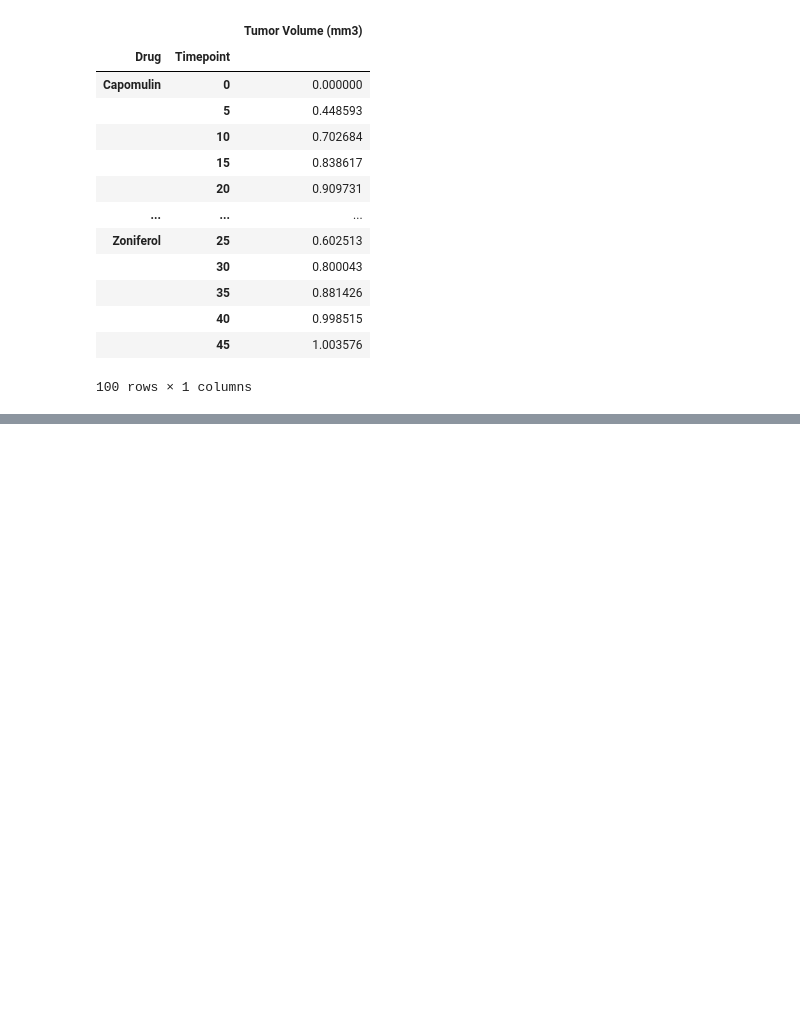
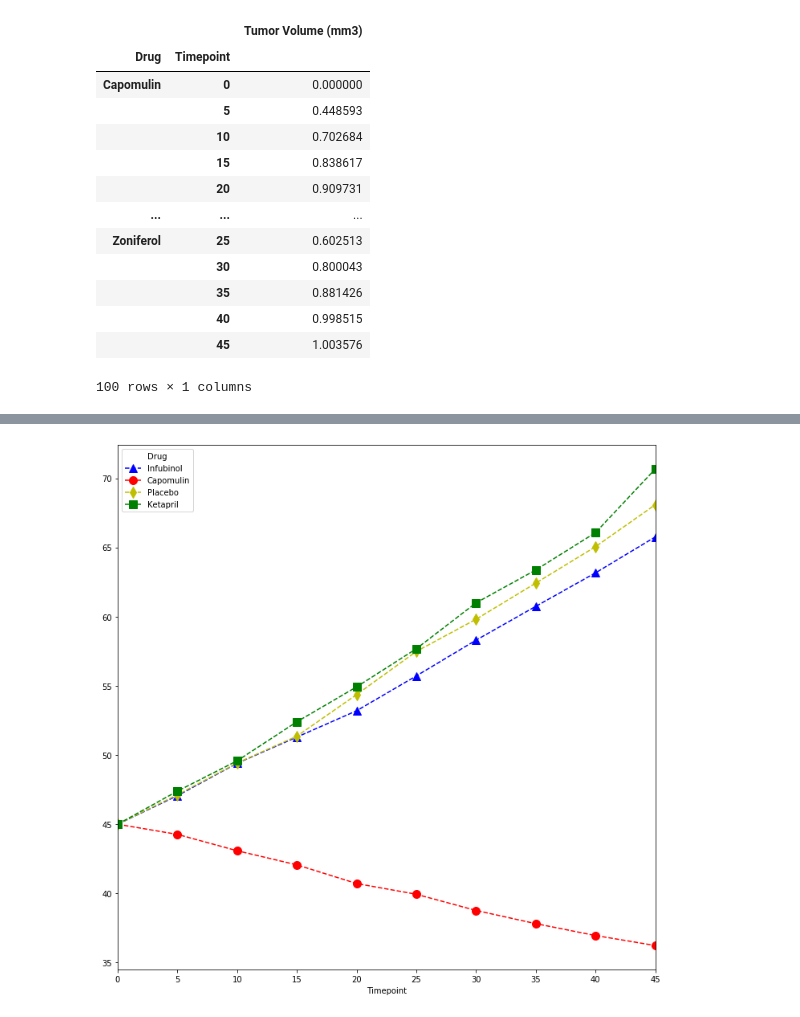
Before and after one commit to gabprado/matplotlib-challenge, a Jupyter notebook: Pymaceuticals/Pymaceuticals.ipynb, the cells around one changed output, grey strips where cells are left out. Saved outputs shown, nothing was run; the diff lists cells and outputs as text; code cells hidden in the pictures; blank space fills up the shorter version.

Commit message:
added plot 2 and 3

```diff
--- a/Pymaceuticals/Pymaceuticals.ipynb
+++ b/Pymaceuticals/Pymaceuticals.ipynb
@@ -79,0 +73,8 @@ NameError: name 'state_and_inches' is not defined
+# %%
+cols = ["Infubinol", "Capomulin", "Placebo", "Ketapril"]
+# %%
+#ax= pivottbl.plot(y = cols, figsize=(12,12), style= ['b^--', 'ro--', 'yd--', 'gs--'], yerr = errpivot, legend = False)
+pivottbl.plot(y = cols, figsize=(12,12), style=['b^--', 'ro--', 'yd--', 'gs--'], markersize=10)
+plt.show()
+# %% [output]
+[figure, added]
```
Also changed, not shown: parts of 13 cells of this notebook.
